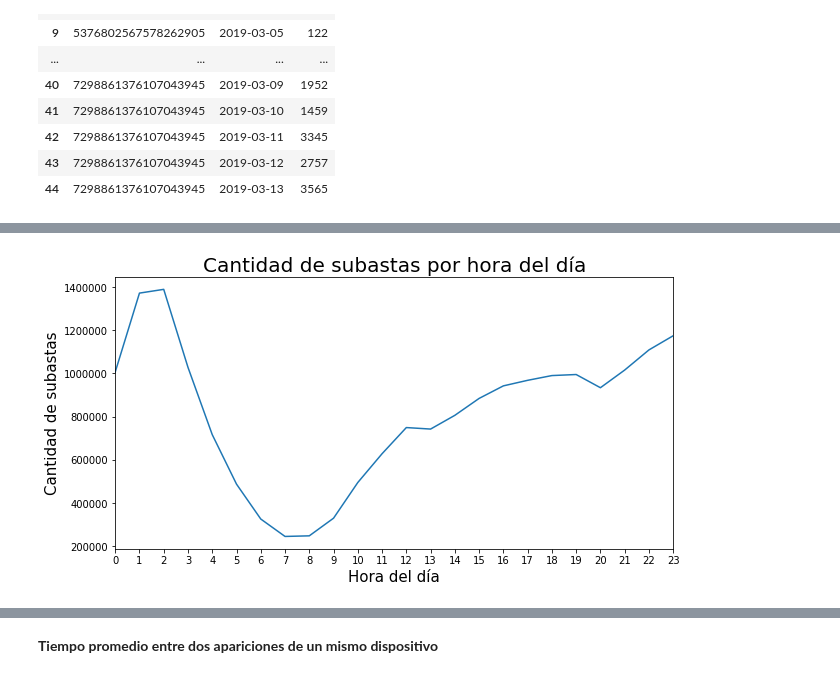
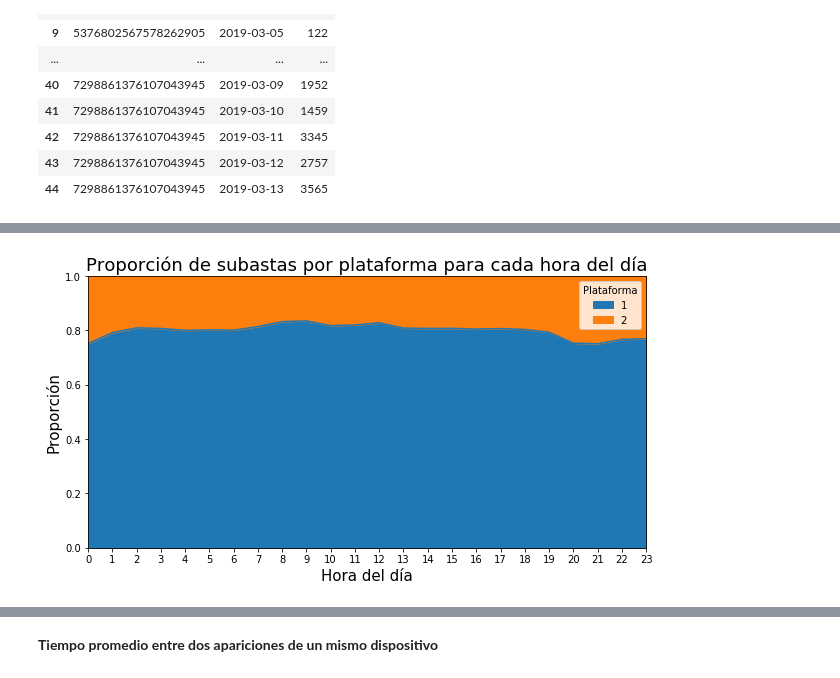
Before and after one commit to Elianagam/orgaDatosTp1, a Jupyter notebook: prueba_auctions.ipynb, the cells around one changed output, grey strips where cells are left out. Drawn from its saved outputs; the diff is of its cells as text; code cells hidden in the pictures.

```diff
--- a/prueba_auctions.ipynb
+++ b/prueba_auctions.ipynb
@@ -164,0 +165,3 @@ top_auctions_
+# %%
+auctions['hour'] = auctions['date'].dt.hour
+auctions['day'] = auctions['date'].dt.date
@@ -177,10 +279,16 @@ auctions['hour'] = auctions['date'].dt.hour
 # %%
+gb = auctions.groupby(['hour', 'platform']).size()
+percentages = gb.groupby(level=[0]).apply(lambda x: x / x.sum()).reset_index()
+percentages.columns = ['hour', 'platform', 'freq']
 fig, ax = plt.subplots()
-auctions.groupby('hour').size().plot(figsize=(10,5))
-plt.title("Cantidad de subastas por hora del día", size=20)
-ax.set_ylabel('Cantidad de subastas', size=15);
-ax.set_xlabel('Hora del día', size=15);
+ax.margins(y=0)
+percentages.pivot_table(index='hour', columns='platform', values='freq').plot(ax=ax, kind='area', figsize=(10, 5))
+plt.title('Proporción de subastas por plataforma para cada hora del día', size=18)
+plt.legend(title='Plataforma')
+ax.set_ylabel('Proporción', size=15)
+ax.set_xlabel('Hora del día', size=15)
 plt.xticks(range(0,24,1));
+plt.savefig('images/auctions_each_day_platform_perc.png', bbox_inches = 'tight', pad_inches = 0.1)
 plt.show()
 # %% [output]
-[figure, old version]
+[figure, new version]
```
Also changed, not shown: parts of 17 cells of this notebook, 2 other files.
